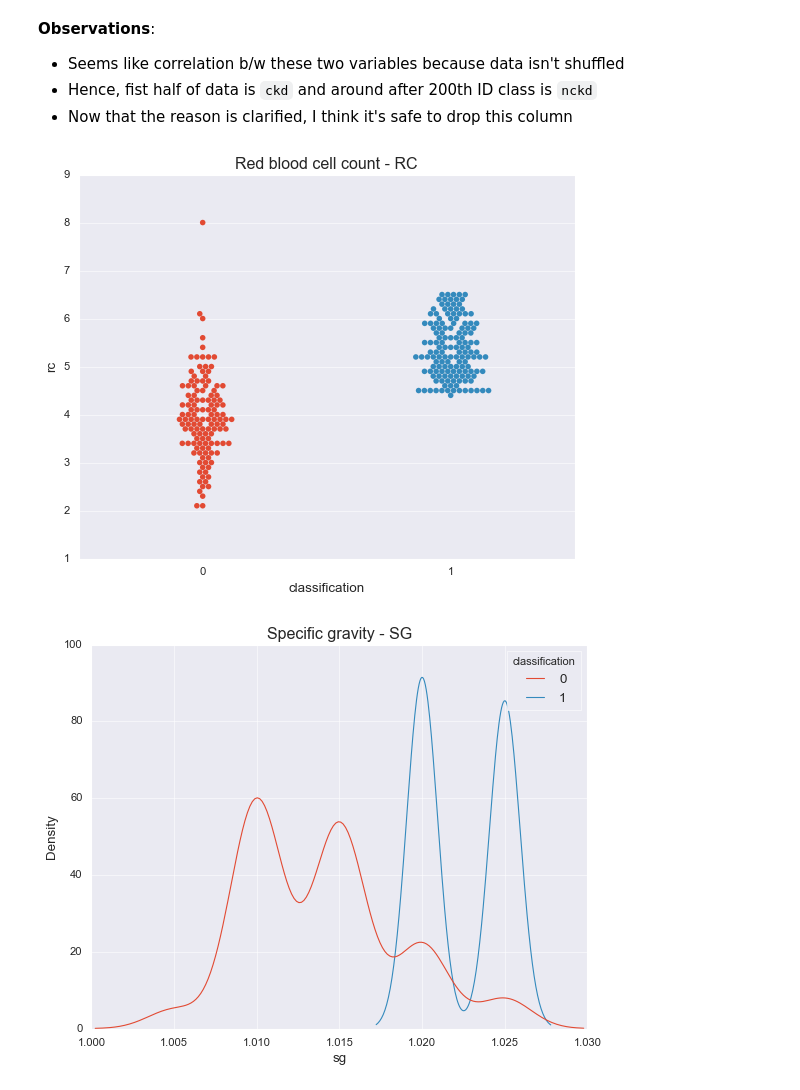
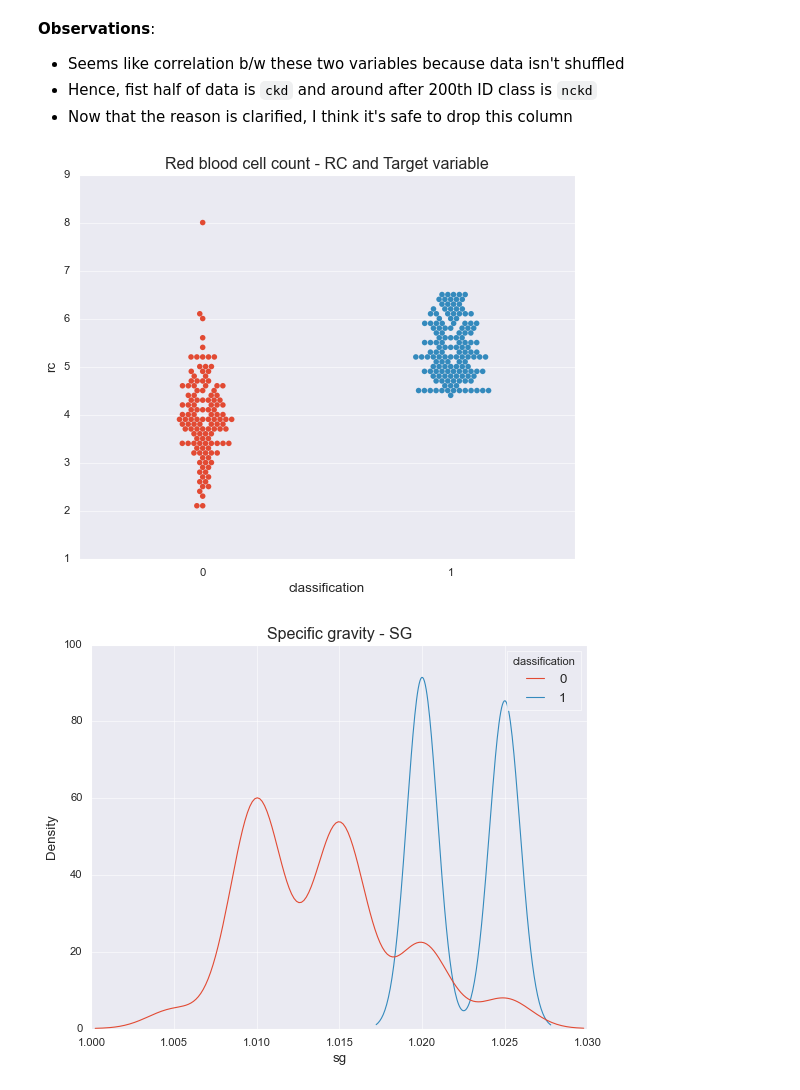
Before and after one commit to eugene-fr/kidney_training, a Jupyter notebook: kidney_notebook.ipynb, the cells around one changed output. Cells and saved outputs as stored; diff of their text form; code cells hidden in the pictures.

```diff
--- a/kidney_notebook.ipynb
+++ b/kidney_notebook.ipynb
@@ -257,9 +264,9 @@ sns.violinplot(x ='classification', y ='id', data = df);
 # %%
 df.drop(columns='id', axis=1, inplace=True)
 # %%
-sns.swarmplot(x ='classification', y ='rc', data = df).set_title('Red blood cell count - RC');
+sns.swarmplot(x ='classification', y ='rc', data = df).set_title('Red blood cell count - RC and Target variable');
 # %% [output]
-[figure, old version]
+[figure, new version]
 # %%
 sns.kdeplot(hue ='classification', x ='sg', data = df).set_title('Specific gravity - SG');
 # %% [output]
```
Also changed, not shown: parts of 21 cells of this notebook.
